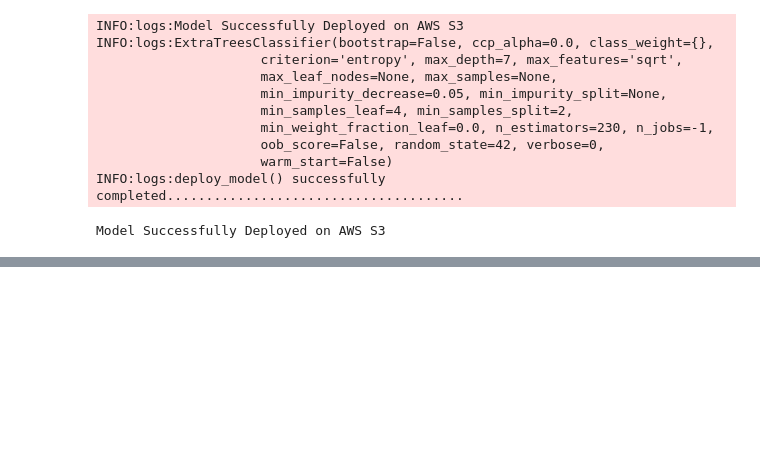
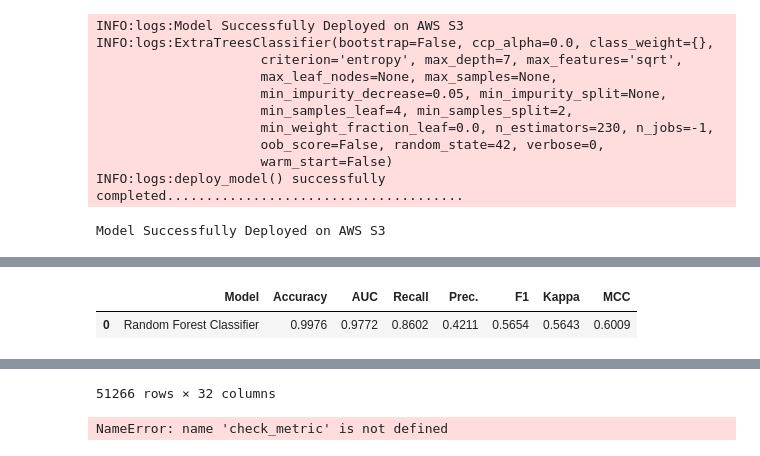
Before and after one commit to SohamIITBombay/MLOps_Assignment, a Jupyter notebook: src/pycaret_expt2.ipynb, the cells around one changed output, grey strips where cells are left out. Saved outputs shown, nothing was run; the diff lists cells and outputs as text; code cells hidden in the pictures; blank space fills up the shorter version.

```diff
--- a/src/pycaret_expt2.ipynb
+++ b/src/pycaret_expt2.ipynb
@@ -394,0 +240,5 @@ NameError: name 'check_metric' is not defined
+# %%
+predict_model(final_rf) # Finalized Random Forest Classifier after tuning
+# %% [output]
+|  | Model | Accuracy | AUC | Recall | Prec. | F1 | Kappa | MCC |
+| 0 | Random Forest Classifier | 0.9976 | 0.9772 | 0.8602 | 0.4211 | 0.5654 | 0.5643 | 0.6009 |
@@ -394,0 +257,5 @@ NameError: name 'check_metric' is not defined
+51266 rows × 32 columns
+# %%
+accuracy = check_metric(unseen_predictions.Class, unseen_predictions.Label, "Accuracy")
+# %% [output]
+NameError: name 'check_metric' is not defined
```
Also changed, not shown: parts of 22 cells of this notebook.
